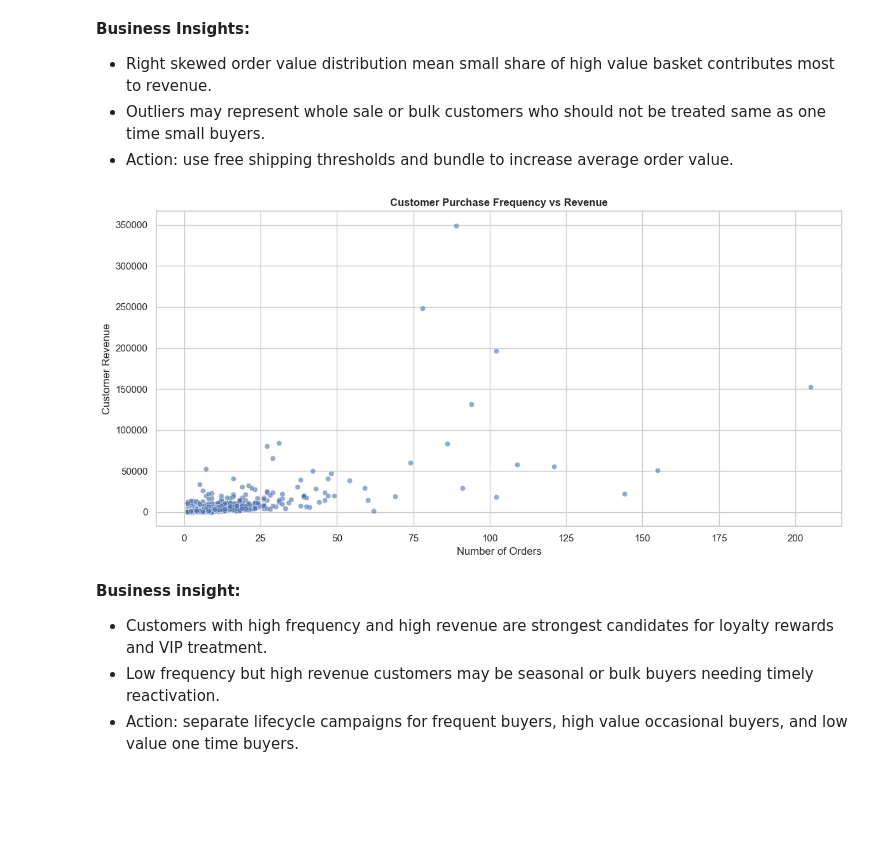
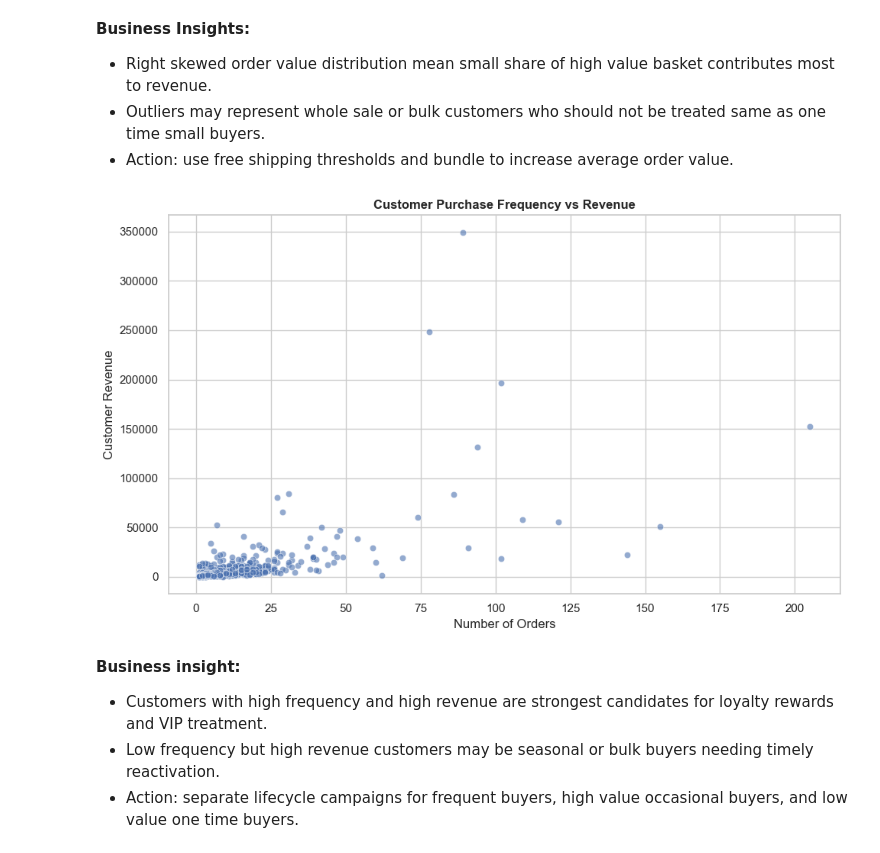
Before and after one commit to Minahil-Kanwal/ecommerce-customer-analytics, a Jupyter notebook: ECommerce_Customer_Analytics_EDA.ipynb, the cells around one changed output. Drawn from its saved outputs; the diff is of its cells as text; code cells hidden in the pictures; blank space fills up the shorter version.

```diff
--- a/ECommerce_Customer_Analytics_EDA.ipynb
+++ b/ECommerce_Customer_Analytics_EDA.ipynb
@@ -333,19 +359,31 @@ plt.show()
 - Outliers may represent whole sale or bulk customers who should not be treated same as one time small buyers.
 - Action: use free shipping thresholds and bundle to increase average order value.
 # %%
+#Customer order vs Revenue
 purchase_behavior = (
     df_clean.groupby('customer_id', as_index=False)
     .agg(orders= ('order_id','nunique'), revenue = ('revenue', 'sum'))
 )
 
-ax= sns.scatterplot(data= purchase_behavior, x= 'orders' , y='revenue', alpha = 0.6)
+plt.figure(figsize=(10,6))
+
+ax= sns.scatterplot(data= purchase_behavior,
+                    x= 'orders' ,
+                    y='revenue',
+                    alpha = 0.6)
+
 ax.set_title('Customer Purchase Frequency vs Revenue')
 ax.set_xlabel('Number of Orders')
 ax.set_ylabel('Customer Revenue')
 plt.tight_layout()
+
+import os
+os.makedirs('images', exist_ok=True)
+plt.savefig('images/customer_orders_vs_revenue.png', dpi=300, bbox_inches='tight')
+
 plt.show()
 # %% [output]
-[figure, old version]
+[figure, new version]
 # %% [markdown]
 **Business insight:**
 
```
Also changed, not shown: parts of 10 cells of this notebook, 10 other files.
